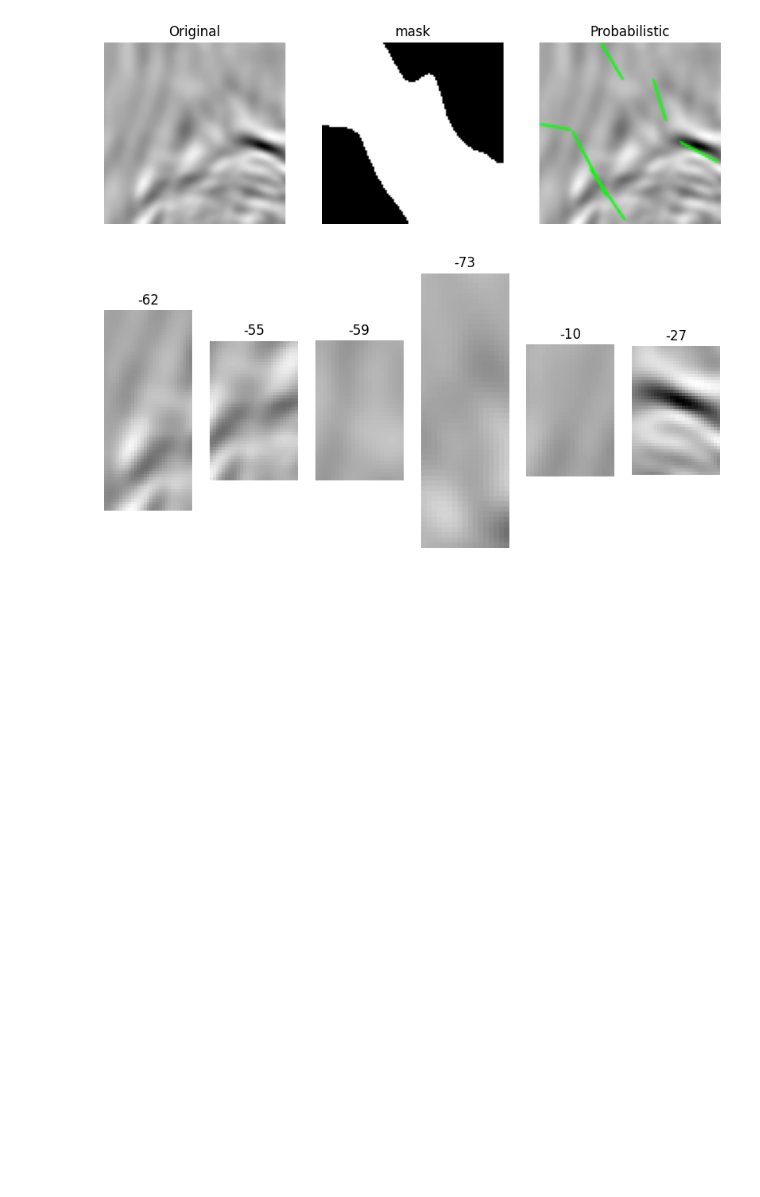
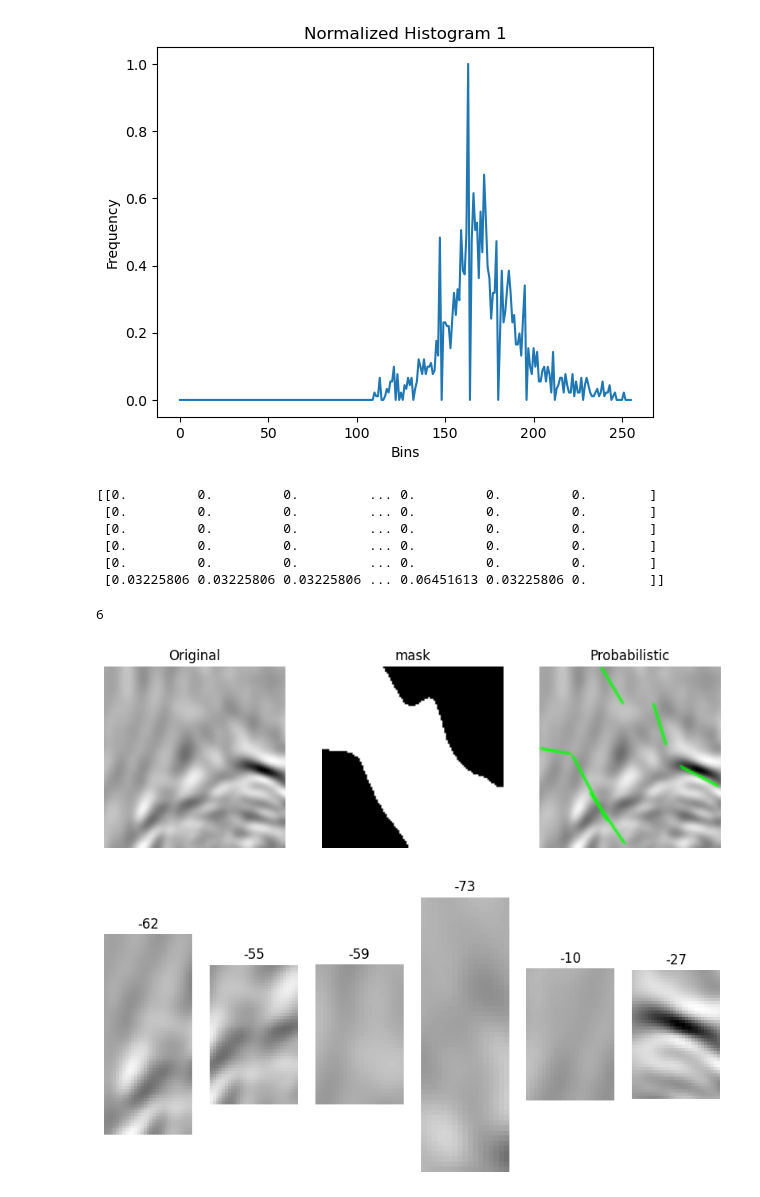
Before and after one commit to lucterres/textureSSD, a Jupyter notebook: angles.ipynb, the cells around one changed output. Cells and saved outputs as stored; diff of their text form; code cells hidden in the pictures; blank space fills up the shorter version.

```diff
--- a/angles.ipynb
+++ b/angles.ipynb
@@ -34,3 +64,42 @@ pm.dispArrayImages(patches)
+# %%
+import matplotlib.pyplot as plt
+
+plt.plot(nhist1)
+plt.title("Normalized Histogram 1")
+plt.xlabel("Bins")
+plt.ylabel("Frequency")
+plt.show()
+# %% [output]
+[figure, added]
+# %%
+# Inicializar o vetor de índices
+index_vector = []
+
+# Percorrer todas as imagens em patches
+for patch in patches:
+    # Carregar a imagem
+    img = patch.image
+    # Calcular o histograma
+    hist = cv2.calcHist([img], [0], None, [256], [0,256])
+    # Normalizar o histograma
+    nhist = cv2.normalize(hist, hist, alpha=0, beta=1, norm_type=cv2.NORM_MINMAX)
+    # Achatar o histograma e adicionar ao vetor de índices
+    index_vector.append(nhist.flatten())
+# Converter o vetor de índices em um array numpy para facilitar a manipulação
+index_vector = np.array(index_vector)
+
+print(index_vector)
+# %% [output]
+[[0.         0.         0.         ... 0.         0.         0.        ]
+ [0.         0.         0.         ... 0.         0.         0.        ]
+ [0.         0.         0.         ... 0.         0.         0.        ]
+ [0.         0.         0.         ... 0.         0.         0.        ]
+ [0.         0.         0.         ... 0.         0.         0.        ]
+ [0.03225806 0.03225806 0.03225806 ... 0.06451613 0.03225806 0.        ]]
+# %%
+len(patches)
+# %% [output]
+6
 # %%
 sample_path="tgs_salt/0bdd44d530.png"
 mask_path  ="tgs_salt/0a1742c740Mask.png"
```
Also changed, not shown: parts of 3 cells of this notebook.
